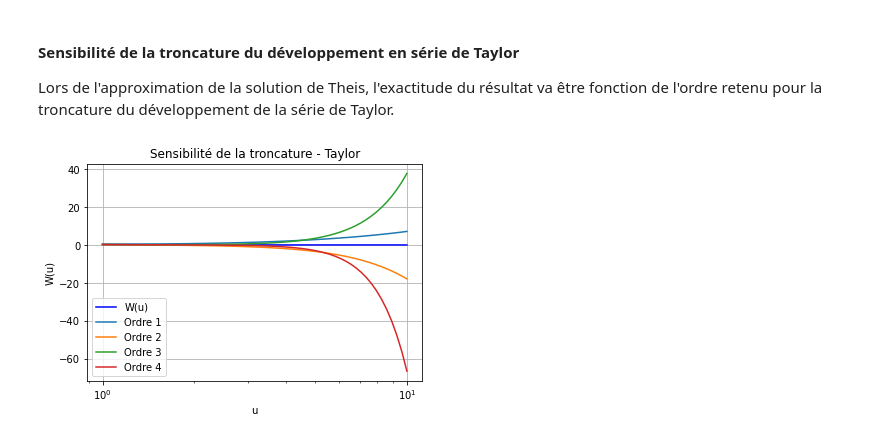
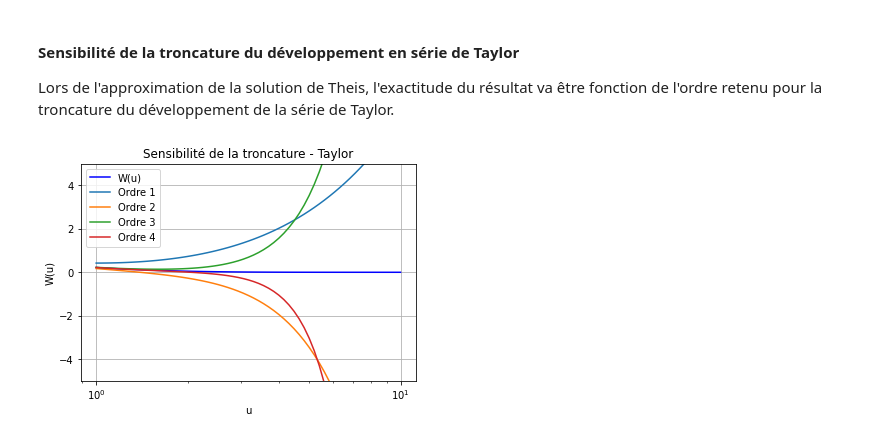
Before and after one commit to larroque852/NB_ENS2_OPT_HYDRODYN, a Jupyter notebook: ENS2_OPT_corrige_Jacob.ipynb, the cells around one changed output. Cells and saved outputs as stored; diff of their text form; code cells hidden in the pictures.

```diff
--- a/ENS2_OPT_corrige_Jacob.ipynb
+++ b/ENS2_OPT_corrige_Jacob.ipynb
@@ -531,30 +531,30 @@ Lors de l'approximation de la solution de Theis, l'exactitude du résultat va ê
 # %%
 #programmation faisant appel à des fonctionnalités de boucle pour optimiser la création d'un graphique avec plusieurs séries
 import numpy as np
 import scipy.special as sp
 import matplotlib.pyplot as plt
 
 u = np.logspace(0, 1, 61)
 W = sp.exp1(u)
 w4 = -0.5772 -np.log(u) + u - ((u)**2)/(2*sp.factorial(2)) + ((u)**3)/(3*sp.factorial(3))- ((u)**4)/(4*sp.factorial(4))
 w3 = -0.5772 -np.log(u) + u - ((u)**2)/(2*sp.factorial(2)) + ((u)**3)/(3*sp.factorial(3))
 w2 = -0.5772 -np.log(u) + u - ((u)**2)/(2*sp.factorial(2))
 w1 = -0.5772 -np.log(u) + u
 
 taylor = (W,w1,w2,w3,w4)
 
 I=np.arange(1,len(taylor))
 
 fig1= plt.figure()
 ax1 = fig1.add_subplot(111)
 ax1.set(xlabel= 'u', ylabel='W(u)', title='Sensibilité de la troncature - Taylor', xscale='log')
 ax1.grid(True)
 ax1.plot(u, taylor[0], 'b', label='W(u)')
 for i in I:
     ax1.plot(u, taylor[i], label='Ordre %s' % i)
 ax1.legend(loc='best')
-
+ax1.set_ylim([-5,5])
 plt.show()
 # %% [output]
-[figure, old version]
+[figure, new version]
 # %% [markdown]
```
Also changed, not shown: parts of 1 cell of this notebook, 1 other file.
